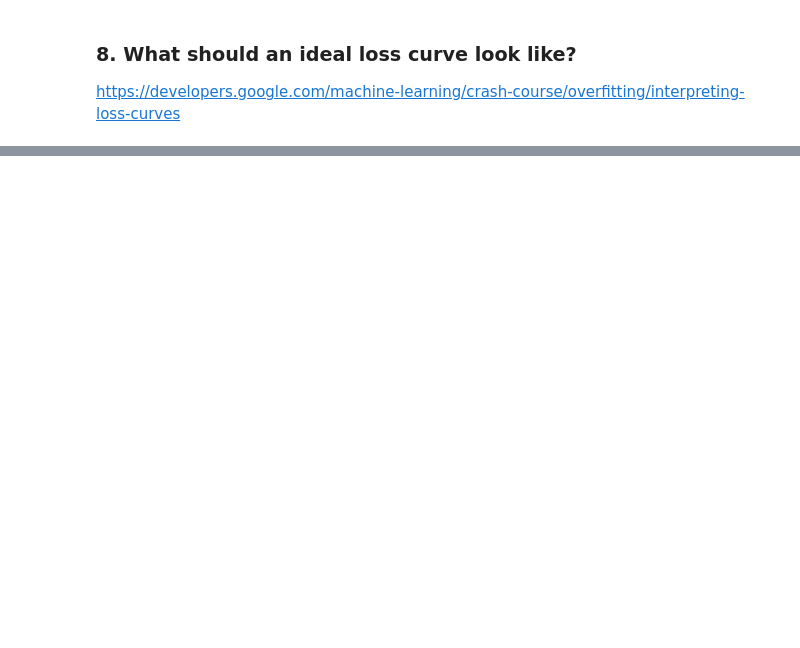
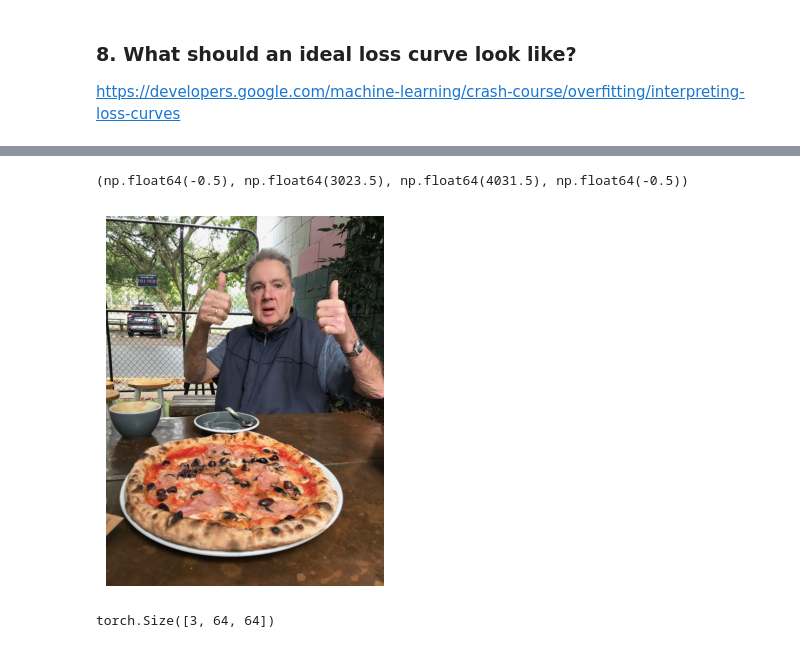
Before and after one commit to tishakbhavsar/practising-pytorch, a Jupyter notebook: 04_custom_datasets.ipynb, the cells around one changed output, grey strips where cells are left out. Saved outputs shown, nothing was run; the diff lists cells and outputs as text; code cells hidden in the pictures; blank space fills up the shorter version.

```diff
--- a/04_custom_datasets.ipynb
+++ b/04_custom_datasets.ipynb
@@ -890,0 +1138,18 @@ https://developers.google.com/machine-learning/crash-course/overfitting/interpre
+# %%
+custom_image = torchvision.io.read_image(custom_image_path).type(torch.float32)/255
+# %%
+plt.imshow(custom_image.permute(1,2,0))
+plt.axis(False)
+# %% [output]
+(np.float64(-0.5), np.float64(3023.5), np.float64(4031.5), np.float64(-0.5))
+[figure, added]
+# %%
+# Create a transform pipeline to resize !
+
+custom_image_transform = transforms.Compose([
+    transforms.Resize(size=(64,64)),
+])
+custom_image_transformed = custom_image_transform(custom_image)
+custom_image_transformed.shape
+# %% [output]
+torch.Size([3, 64, 64])
```
Also changed, not shown: parts of 41 cells of this notebook.
